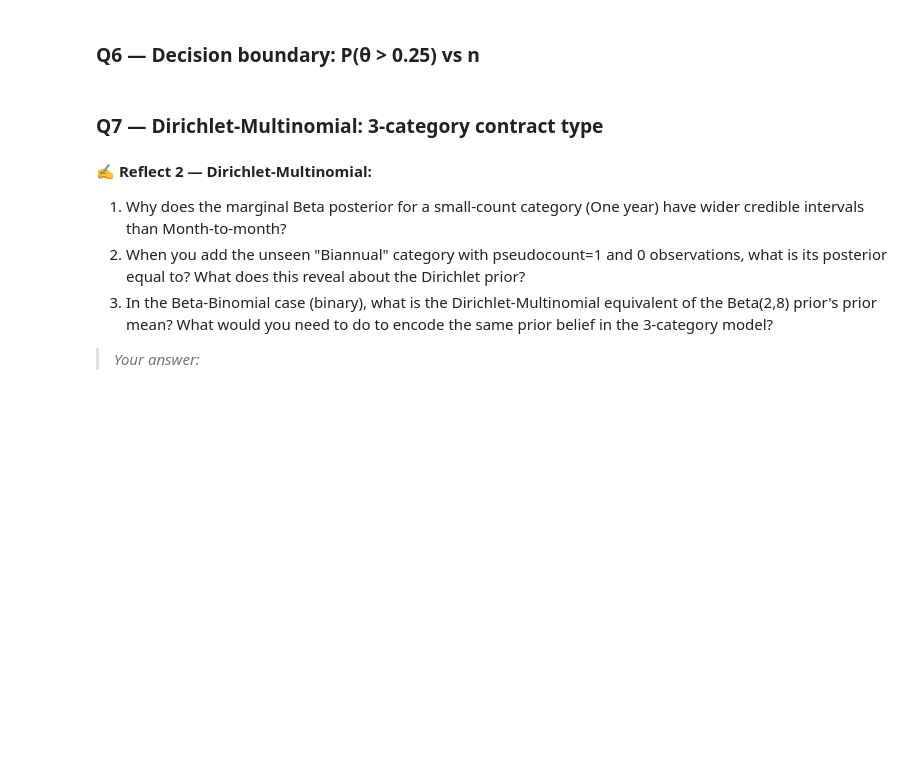
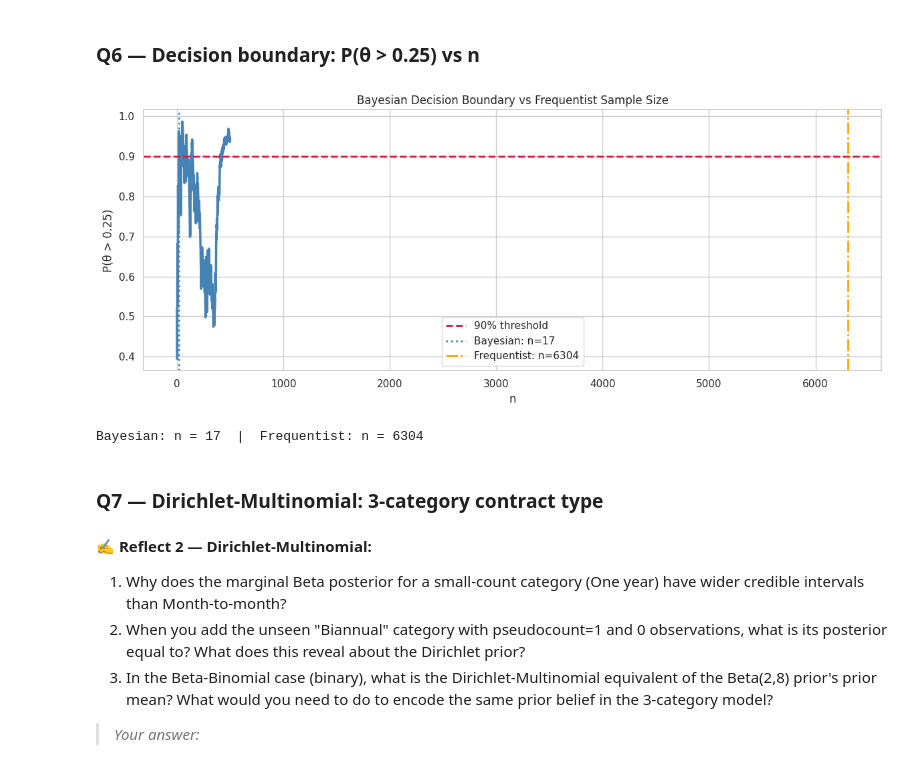
Before and after one commit to CodexAarogya/Fusemachines-Assignments, a Jupyter notebook: week-6/Assignment/W6_Probabilistic_Models_Assignment.ipynb, the cells around one changed output. Saved outputs shown, nothing was run; the diff lists cells and outputs as text; code cells hidden in the pictures; blank space fills up the shorter version.

```diff
--- a/week-6/Assignment/W6_Probabilistic_Models_Assignment.ipynb
+++ b/week-6/Assignment/W6_Probabilistic_Models_Assignment.ipynb
@@ -324,34 +338,46 @@ MC_SAMPLES = 10_000
 np.random.seed(0)
 
 # YOUR CODE HERE
 # Run through the first 500 shuffled rows
 # At each step, compute P(θ > threshold) by sampling 10,000 values from the current posterior
 # Store as a list p_exceed (length 500)
 p_exceed = []
 alpha_seq, beta_seq = 2.0, 8.0
 
-raise NotImplementedError("Compute P(θ > 0.25) at each n from 1 to 500")
+for i in range(500):
+    churn_label = df_shuffled.loc[i, 'Churn']
+    alpha_seq, beta_seq = update_posterior(alpha_seq, beta_seq, churn_label)
+
+    # Sample from the current posterior
+    posterior_samples = beta_dist.rvs(alpha_seq, beta_seq, size=MC_SAMPLES)
+
+    # Compute P(theta > threshold)
+    prob_exceed = (posterior_samples > threshold).mean()
+    p_exceed.append(prob_exceed)
 
 # Frequentist sample size (one-proportion z-test, alpha=0.05, power=0.80)
 from scipy.stats import norm
 z_a, z_b = norm.ppf(0.975), norm.ppf(0.80)
 p0, p1   = threshold, TRUE_RATE
 freq_n   = int(np.ceil((z_a*np.sqrt(p0*(1-p0)) + z_b*np.sqrt(p1*(1-p1)))**2 / (p1-p0)**2))
 
 # Find Bayesian threshold crossing
 bayes_n  = next((n for n, p in enumerate(p_exceed, start=1) if p > 0.90), None)
 
 fig, ax = plt.subplots(figsize=(12, 5))
 ax.plot(range(1, len(p_exceed)+1), p_exceed, color='steelblue', lw=2.5)
 ax.axhline(0.90, color='crimson', ls='--', lw=2, label='90% threshold')
 if bayes_n:
     ax.axvline(bayes_n, color='steelblue', ls=':', lw=2, label=f'Bayesian: n={bayes_n}')
 ax.axvline(freq_n, color='orange', ls='-.', lw=2, label=f'Frequentist: n={freq_n}')
 ax.set_xlabel('n'); ax.set_ylabel('P(θ > 0.25)'); ax.legend()
 ax.set_title('Bayesian Decision Boundary vs Frequentist Sample Size')
 plt.tight_layout(); plt.show()
 
 print(f"Bayesian: n = {bayes_n}  |  Frequentist: n = {freq_n}")
+# %% [output]
+[figure, added]
+Bayesian: n = 17  |  Frequentist: n = 6304
 # %% [markdown]
 ### Q7 — Dirichlet-Multinomial: 3-category contract type
 # %%
```
Also changed, not shown: parts of 5 cells of this notebook.
